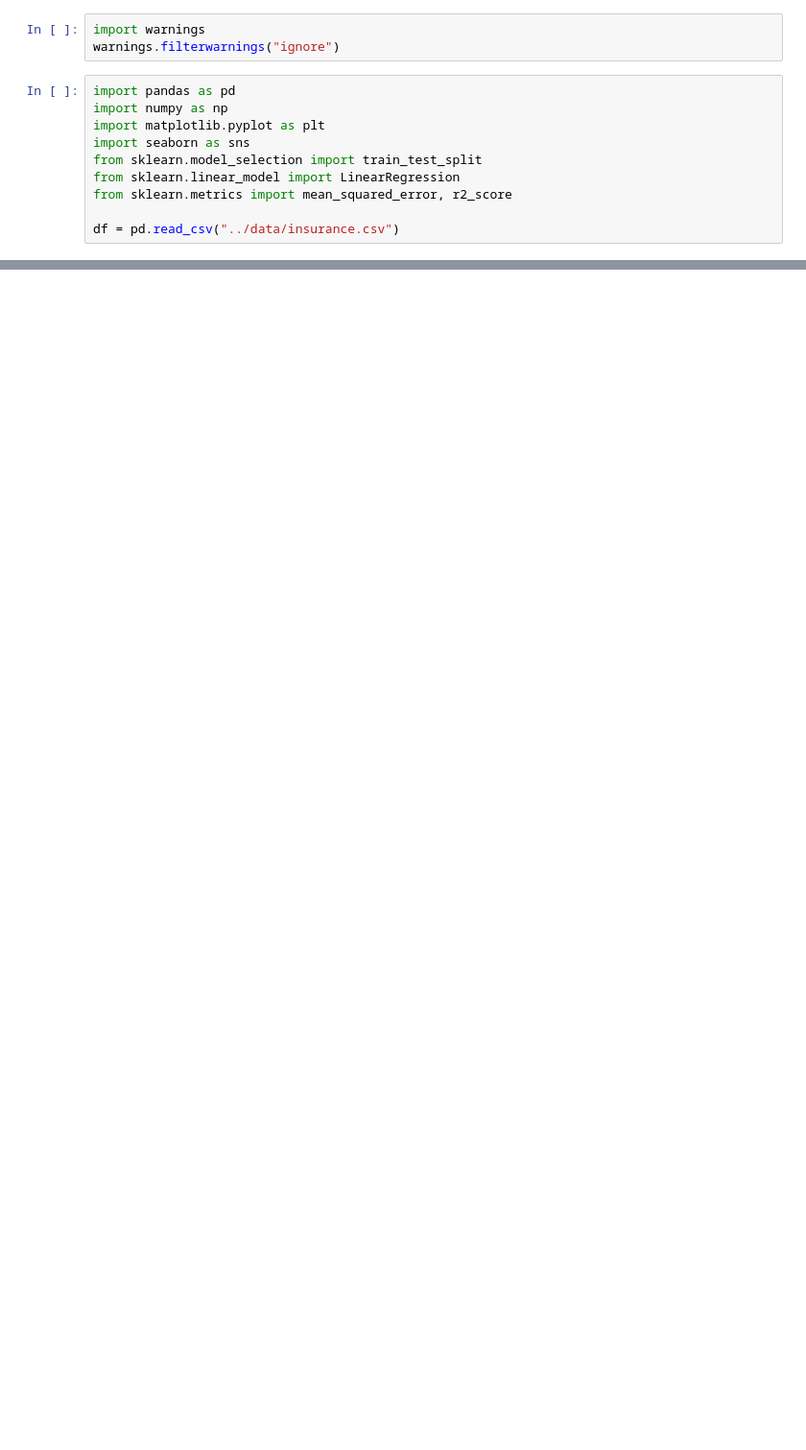
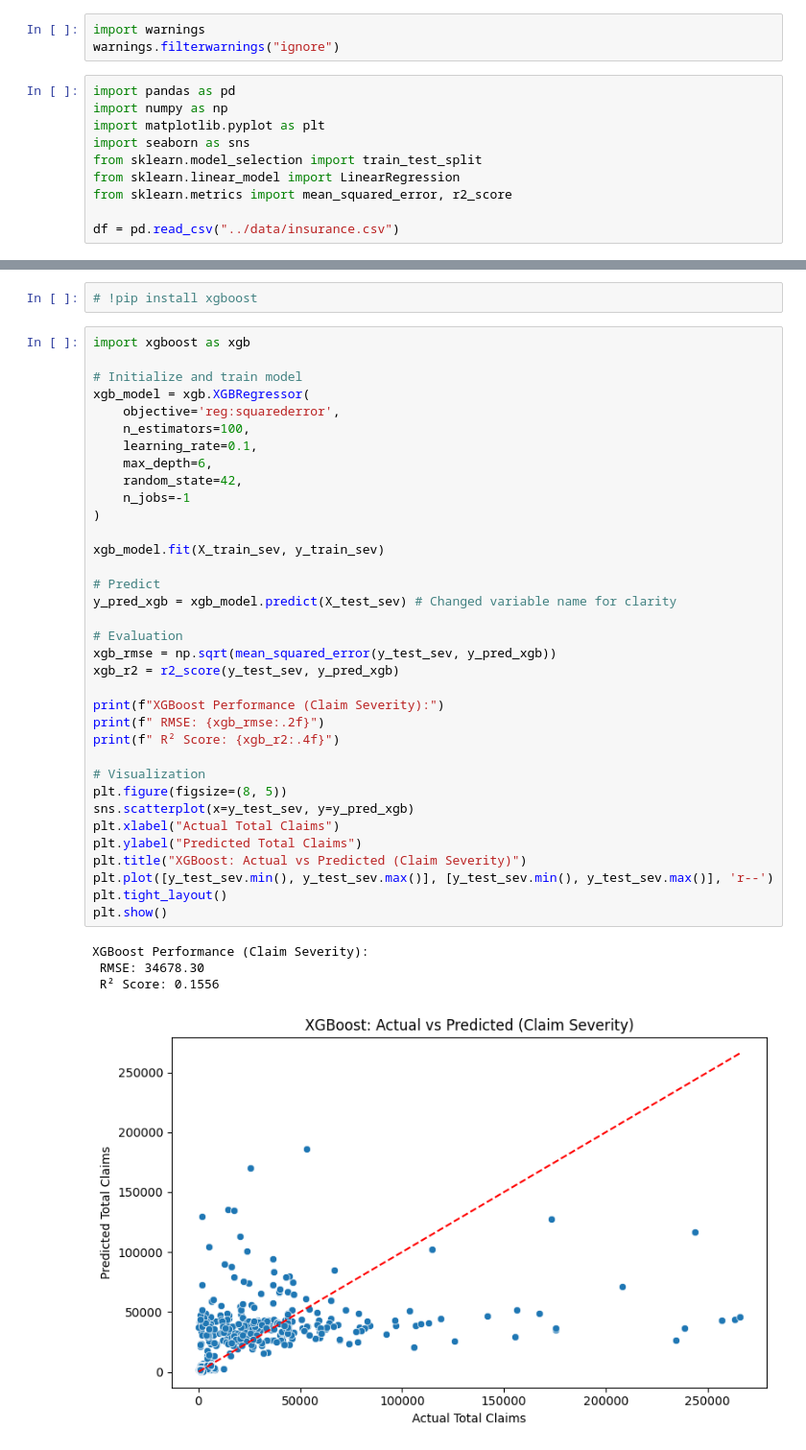
Before and after one commit to milki93/Insurance-Risk-Analytics-EDA, a Jupyter notebook: notebooks/Statistical Modeling.ipynb, the cells around one changed output, grey strips where cells are left out. Shown: that part at 96% size. Drawn from its saved outputs; the diff is of its cells as text; blank space fills up the shorter version.

```diff
--- a/notebooks/Statistical Modeling.ipynb
+++ b/notebooks/Statistical Modeling.ipynb
@@ -66,0 +215,42 @@ Linear Regression Performance:
+# %%
+# !pip install xgboost
+# %%
+import xgboost as xgb
+
+# Initialize and train model
+xgb_model = xgb.XGBRegressor(
+    objective='reg:squarederror',
+    n_estimators=100,
+    learning_rate=0.1,
+    max_depth=6,
+    random_state=42,
+    n_jobs=-1
+)
+
+xgb_model.fit(X_train_sev, y_train_sev)
+
+# Predict
+y_pred_xgb = xgb_model.predict(X_test_sev) # Changed variable name for clarity
+
+# Evaluation
+xgb_rmse = np.sqrt(mean_squared_error(y_test_sev, y_pred_xgb))
+xgb_r2 = r2_score(y_test_sev, y_pred_xgb)
+
+print(f"XGBoost Performance (Claim Severity):")
+print(f" RMSE: {xgb_rmse:.2f}")
+print(f" R² Score: {xgb_r2:.4f}")
+
+# Visualization
+plt.figure(figsize=(8, 5))
+sns.scatterplot(x=y_test_sev, y=y_pred_xgb)
+plt.xlabel("Actual Total Claims")
+plt.ylabel("Predicted Total Claims")
+plt.title("XGBoost: Actual vs Predicted (Claim Severity)")
+plt.plot([y_test_sev.min(), y_test_sev.max()], [y_test_sev.min(), y_test_sev.max()], 'r--')
+plt.tight_layout()
+plt.show()
+# %% [output]
+XGBoost Performance (Claim Severity):
+ RMSE: 34678.30
+ R² Score: 0.1556
+[figure, added]
```
Also changed, not shown: parts of 18 cells of this notebook.
